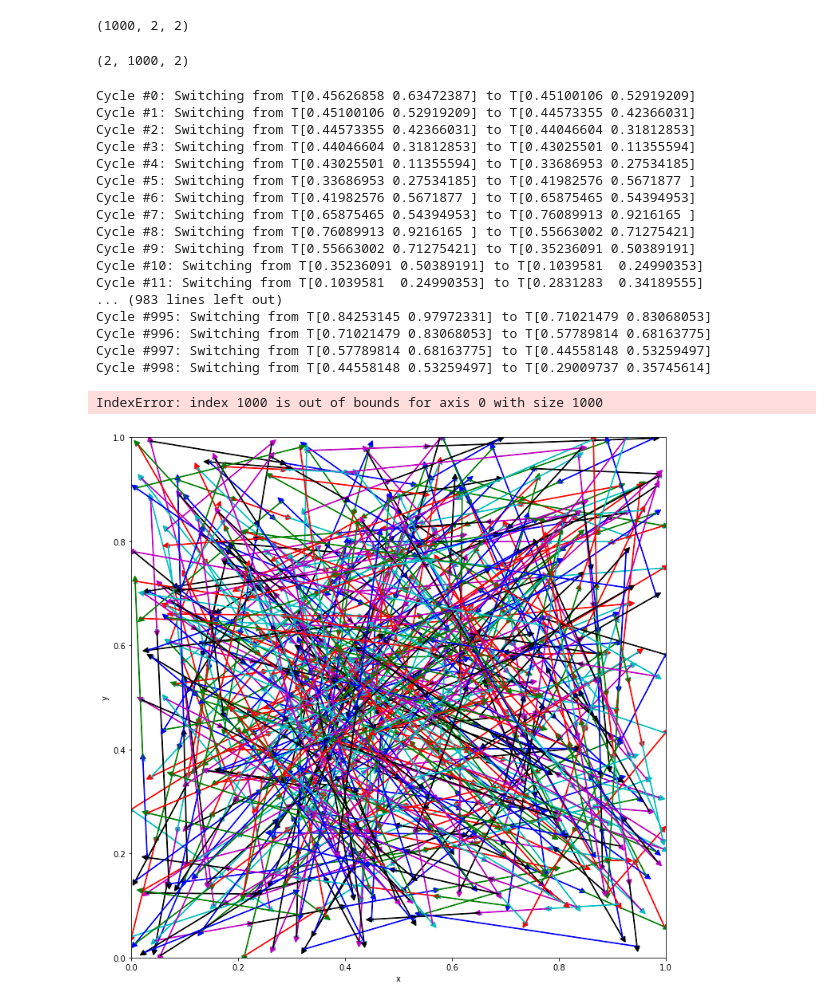
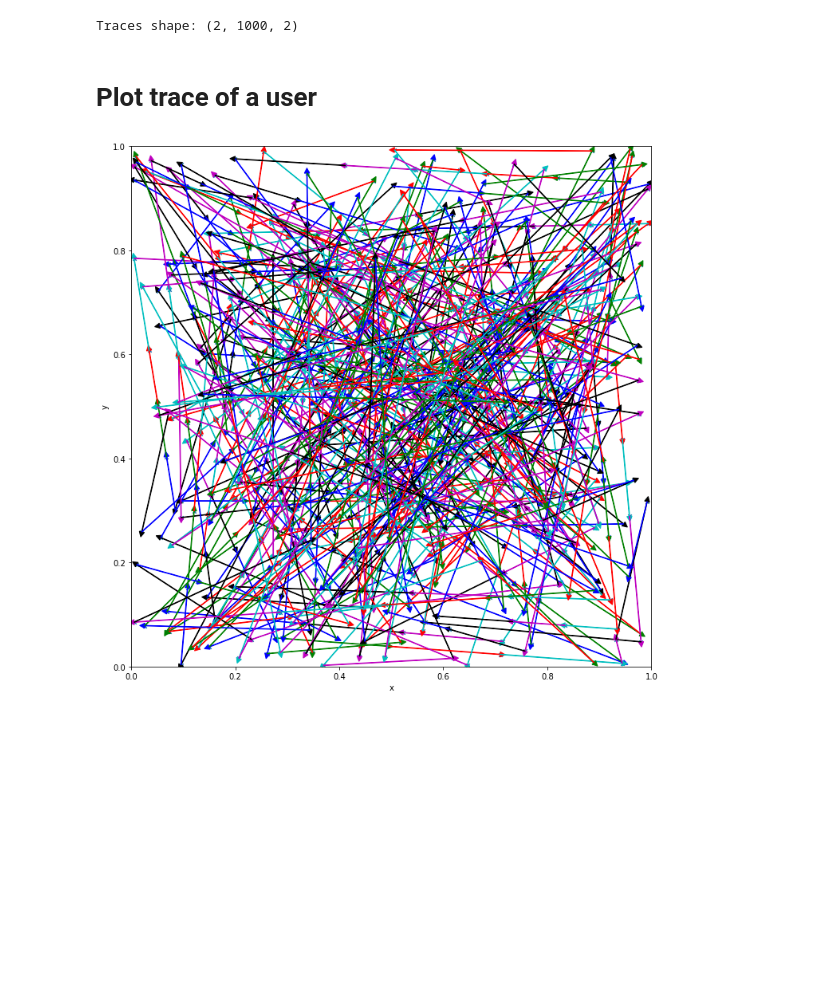
Before and after one commit to leopiney/tscf, a Jupyter notebook: random-waypoint-simulator.ipynb, the cells around one changed output. Drawn from its saved outputs; the diff is of its cells as text; code cells hidden in the pictures; blank space fills up the shorter version.

```diff
--- a/random-waypoint-simulator.ipynb
+++ b/random-waypoint-simulator.ipynb
@@ -9,18 +15,27 @@ from tracer.pymobility.models.mobility import stochastic_walk
+# %%
+# Number of users
+N = 2
+
+# Length of traces
+C = 1000
+
+# Velocity (min, max)
+V = (0.1, 0.3)
+
+# Maximum wait time (staying at same point)
+WT = 1
 # %%
-rw = random_waypoint(2, dimensions=(1, 1), velocity=(0.1, 0.3), wt_max=1)
-# rw = random_direction(100, dimensions=(1, 1), velocity=(0.1, 0.3), wt_max=1)
-# rw = random_walk(100, dimensions=(1, 1), velocity=0.05)
+rw = random_waypoint(N, dimensions=(1, 1), velocity=V, wt_max=WT)
+# rw = random_direction(N, dimensions=(1, 1), velocity=V, wt_max=WT)
+# rw = random_walk(N, dimensions=(1, 1), velocity=0.05)
 # %%
 import itertools
 import numpy as np
 
 # trace = np.array(list(itertools.islice(rw, 1)))
 traces = []
-for i in range(1000):
+for i in range(C):
     traces.append(np.copy(next(rw)))
 
 traces = np.array(traces)
+traces = traces.swapaxes(0, 1)
-# %%
-traces.shape
-# %% [output]
-(1000, 2, 2)
@@ -29,7 +42,9 @@ traces = traces.swapaxes(0, 1)
-# %%
-traces.shape
-# %% [output]
-(2, 1000, 2)
+# %%
+print('Traces shape:', traces.shape)
+# %% [output]
+Traces shape: (2, 1000, 2)
+# %% [markdown]
+# Plot trace of a user
 # %%
 import pandas as pd
 import matplotlib.pyplot as plt
@@ -42,53 +57,32 @@ df_trace = pd.DataFrame(user_trace, columns=['x', 'y'])
 ax = df_trace.plot.scatter(
     x='x',
     y='y',
     ylim=(0, 1),
     xlim=(0, 1),
     figsize=(12, 12),
     marker='x'
 )
 
 cycol = itertools.cycle('bgrcmk')
 
-# for i in range(trace.shape[1] - 1):
-for i in range(1000):
+for i in range(C - 1):
     if all(user_trace[i] == user_trace[i + 1]):
-        print(f'Cycle #{i}: Staying in tower T{user_trace[i]}')
         continue
     x1, y1 = user_trace[i]
     x2, y2 = user_trace[i + 1]
 
-    print(f'Cycle #{i}: Switching from T{user_trace[i]} to T{user_trace[i + 1]}')
     color = next(cycol)
     ax.arrow(
         x1,
         y1,
         x2 - x1,
         y2 - y1,
         head_width=0.01,
         head_length=0.01,
         fc=color,
         ec=color
     )
 
 plt.gca().set_aspect('equal', adjustable='box')
 # %% [output]
-Cycle #0: Switching from T[0.45626858 0.63472387] to T[0.45100106 0.52919209]
-Cycle #1: Switching from T[0.45100106 0.52919209] to T[0.44573355 0.42366031]
-Cycle #2: Switching from T[0.44573355 0.42366031] to T[0.44046604 0.31812853]
-Cycle #3: Switching from T[0.44046604 0.31812853] to T[0.43025501 0.11355594]
-Cycle #4: Switching from T[0.43025501 0.11355594] to T[0.33686953 0.27534185]
-Cycle #5: Switching from T[0.33686953 0.27534185] to T[0.41982576 0.5671877 ]
-Cycle #6: Switching from T[0.41982576 0.5671877 ] to T[0.65875465 0.54394953]
-Cycle #7: Switching from T[0.65875465 0.54394953] to T[0.76089913 0.9216165 ]
-Cycle #8: Switching from T[0.76089913 0.9216165 ] to T[0.55663002 0.71275421]
-Cycle #9: Switching from T[0.55663002 0.71275421] to T[0.35236091 0.50389191]
-Cycle #10: Switching from T[0.35236091 0.50389191] to T[0.1039581  0.24990353]
-Cycle #11: Switching from T[0.1039581  0.24990353] to T[0.2831283  0.34189555]
-... (983 lines left out)
-Cycle #995: Switching from T[0.84253145 0.97972331] to T[0.71021479 0.83068053]
-Cycle #996: Switching from T[0.71021479 0.83068053] to T[0.57789814 0.68163775]
-Cycle #997: Switching from T[0.57789814 0.68163775] to T[0.44558148 0.53259497]
-Cycle #998: Switching from T[0.44558148 0.53259497] to T[0.29009737 0.35745614]
-IndexError: index 1000 is out of bounds for axis 0 with size 1000
-[figure, old version]
+[figure, new version]
```
Also changed, not shown: parts of 2 cells of this notebook, 2 other files.
